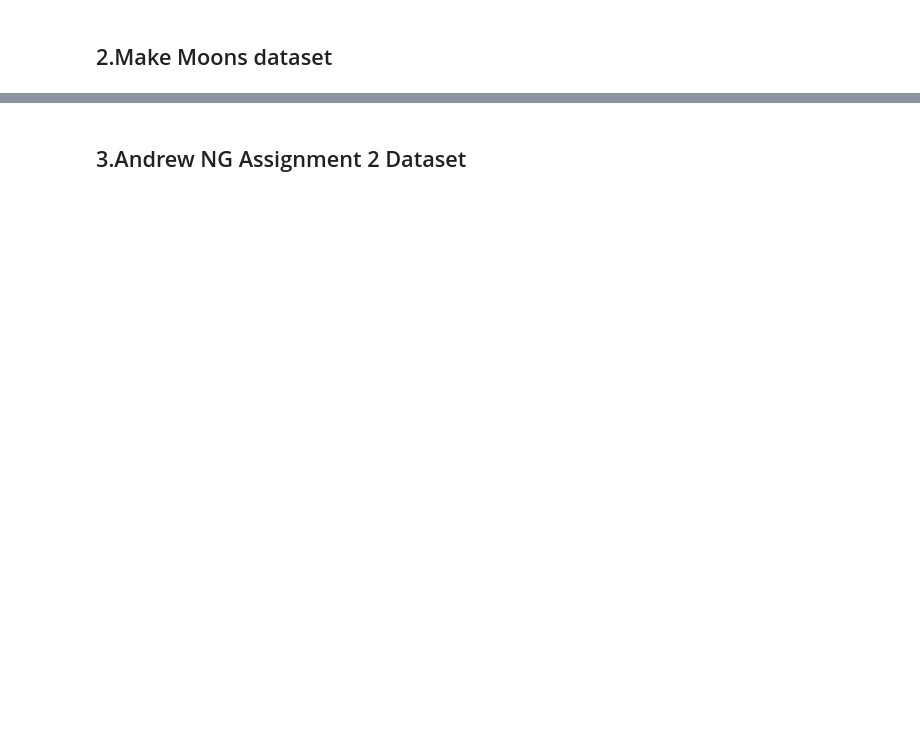
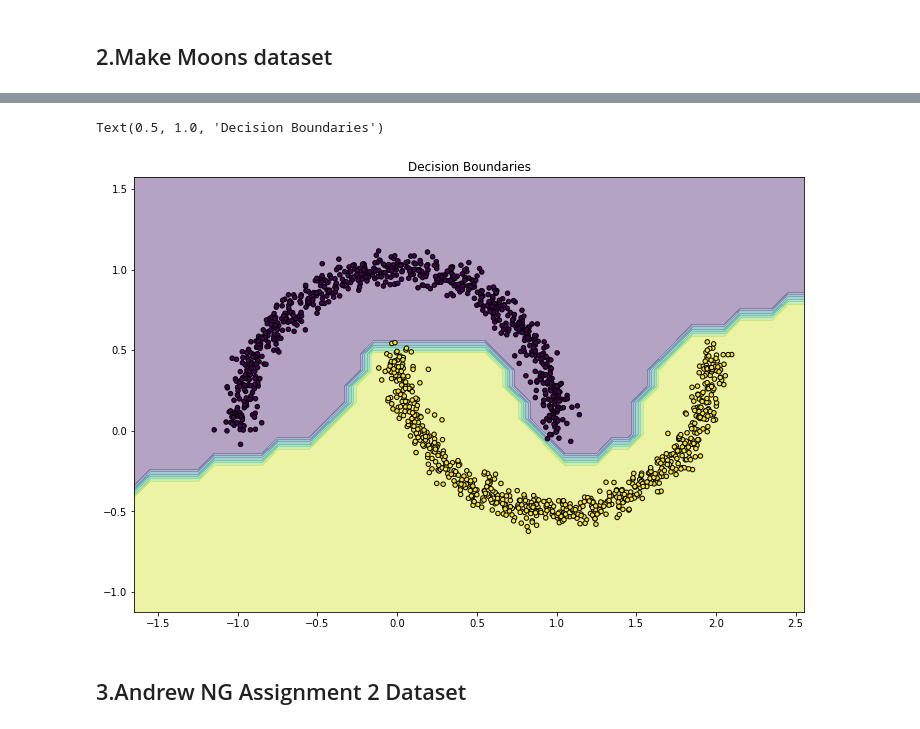
Before and after one commit to mcagriardic/Andrew-NG-Coursera, a Jupyter notebook: ex4/NeuralNetwork_class.ipynb, the cells around one changed output, grey strips where cells are left out. Saved outputs shown, nothing was run; the diff lists cells and outputs as text; code cells hidden in the pictures; blank space fills up the shorter version.

```diff
--- a/ex4/NeuralNetwork_class.ipynb
+++ b/ex4/NeuralNetwork_class.ipynb
@@ -88,10 +88,10 @@ class NeuralNetwork:
             hidden_layer: list,  # list of tuples
             output_layer: int,
             batch_size=16,
-            alpha=1,
+            alpha=0.01,
             optimizer="SGD",
             penalty="l2",
-            lambd="0.1",
+            lambd=0.01,
             keep_prob = None,
             epoch=500,
             random_state=42,
@@ -141,12 +141,12 @@ class NeuralNetwork:
         )
         return parameters
 
-    def get_A(self, X):
-        A, _ = self.forwardpass(X)
+    def get_A(self, X, predict=True):
+        A, _ = self.forwardpass(X, predict=predict)
         return A
 
-    def get_Z(self, X):
-        _, Z = self.forwardpass(X)
+    def get_Z(self, X, predict=True):
+        _, Z = self.forwardpass(X, predict=predict)
         return Z
 
     # ============== LOSS FUNCTIONS ===============#
@@ -156,17 +156,13 @@ class NeuralNetwork:
     def calculate_error(self, Y, Y_hat):
         # Y and Y_hat should be in the form of (no_of_classes, no_of_training_examples)
         cost = -np.sum(Y * np.log(Y_hat + EPSILON)) / self.m
-        penalise_by = 0
         if self.penalty == "l1":
             for layer in range(1, self.layers):
-                penalise_by += np.sum(np.abs(self.W[layer])) * self.lambd / (2 * self.m)
-            return cost + penalise_by
+                cost += np.sum(np.abs(self.W[layer])) * self.lambd / (2 * self.m)
         elif self.penalty == "l2":
             for layer in range(1, self.layers):
-                penalise_by += np.sum(np.square(self.W[layer])) * self.lambd / (2 * self.m)
-            return cost + penalise_by
-        else:
-            return cost
+                cost += np.sum(np.square(self.W[layer])) * self.lambd / (2 * self.m)
+        return cost
 
 
     def display_information(self, X, Y, epoch_no):
@@ -181,8 +177,7 @@ class NeuralNetwork:
             self.no_of_iterations,
             self.calculate_error(Y,
                             self.get_A(X)[-1])
-        )
-              )
+        ))
 
     def get_dimensions_and_activations(self):
         self.dimensions = []
@@ -213,7 +208,7 @@ class NeuralNetwork:
             self.W[layer] = np.random.rand(y, x) / np.sqrt(self.dimensions[layer - 1])
             self.B[layer] = np.random.rand(y, 1)
 
-    def forwardpass(self, X):
+    def forwardpass(self, X, predict=False):
         Z = np.empty_like(range(self.layers), dtype=object)
         A = np.empty_like(range(self.layers), dtype=object)
         A[0] = X
@@ -228,10 +223,11 @@ class NeuralNetwork:
 
             # dropout is only applied to first hidden layer
             # https://www.kaggle.com/mtax687/dropout-regularization-of-neural-net-using-numpy
-            if self.dropout and layer == 1:
+            if self.dropout and layer == 1 and not predict:
                 self.D = np.random.randn(A[layer].shape[0], A[layer].shape[1])
                 self.D = (self.D < self.keep_prob)
                 A[layer] = np.multiply(A[layer], self.D) / self.keep_prob
+
         return A, Z
 
     def backpropagation(self, Y, A, Z):
@@ -249,8 +245,11 @@ class NeuralNetwork:
             arg_to_pass_to_eval = "(Z[layer], prime=True)"
 
             DA = self.W[layer + 1].T @ self.delta[layer + 1]
+
+            # If dropout is applied
             if self.dropout and layer == 1:
                 DA = np.multiply(DA, self.D) / self.keep_prob
+
 
             self.delta[layer] = (
                     DA *
@@ -268,7 +267,6 @@ class NeuralNetwork:
                 self.gradient_W[layer] += self.W[layer] * (self.lambd / self.m)
 
         self.update_weights()
-
 
     def update_weights(self):
         if self.optimizer == "SGD":
@@ -334,7 +332,6 @@ class NeuralNetwork:
             self.s_dw[layer] = np.zeros((y, x))
             self.s_db[layer] = np.zeros((y, 1))
 
-
     @timeit
     def fit(self, X, Y):
         self.m = X.shape[1] # where (no_of_features, no_of_training_examples)
@@ -367,7 +364,8 @@ class NeuralNetwork:
     def predict(
             self,
             X: np.ndarray,
-            return_prob_matrix=False
+            apply_dropout=False,
+            return_prob_matrix=False,
     ):
         """Predict the output given the training data.
 
@@ -396,7 +394,10 @@ class NeuralNetwork:
             if return_prob_matrix is True, the output is in the shape of
                 (no_of_training_examples, no_of_features)
         """
-        A, Z = self.forwardpass(X)
+        # here predict means if forwardpass is called from predict method
+        # if so, there is an option to apply or not apply dropout
+        predict = np.invert(apply_dropout)
+        A, Z = self.forwardpass(X, predict=predict)
         if return_prob_matrix:
             np.set_printoptions(precision=10, suppress=True)
             return A[-1].T
@@ -538,23 +627,26 @@ model.fit(X,Y)
 # %%
 ### Decision Boundaries
 %matplotlib inline
 import matplotlib.pyplot as plt
 dt = x
 x_min, x_max = dt[:, 0].min() - 0.5, dt[:, 0].max() + 0.5
 y_min, y_max = dt[:, 1].min() - 0.5, dt[:, 1].max() + 0.5
 xx, yy = np.meshgrid(np.arange(x_min, x_max, 0.1),
                      np.arange(y_min, y_max, 0.1))
 
 # here "model" is your model's prediction (classification) function
-Z = model.predict(np.c_[xx.ravel(), yy.ravel()].T)
+Z = model.predict(np.c_[xx.ravel(), yy.ravel()].T, apply_dropout=False)
 
 # Put the result into a color plot
 Z = Z.reshape(xx.shape)
 plt.figure(figsize=(12,8))
 plt.contourf(xx, yy, Z,alpha=0.4)
 #plt.axis('off')
 plt.scatter(dt[:, 0], dt[:, 1], c=y, s=20, edgecolor='k')
 plt.title('Decision Boundaries')
+# %% [output]
+Text(0.5, 1.0, 'Decision Boundaries')
+[figure, added]
 # %% [markdown]
 ## 3.Andrew NG Assignment 2 Dataset
 # %%
```
Also changed, not shown: parts of 27 cells of this notebook.
